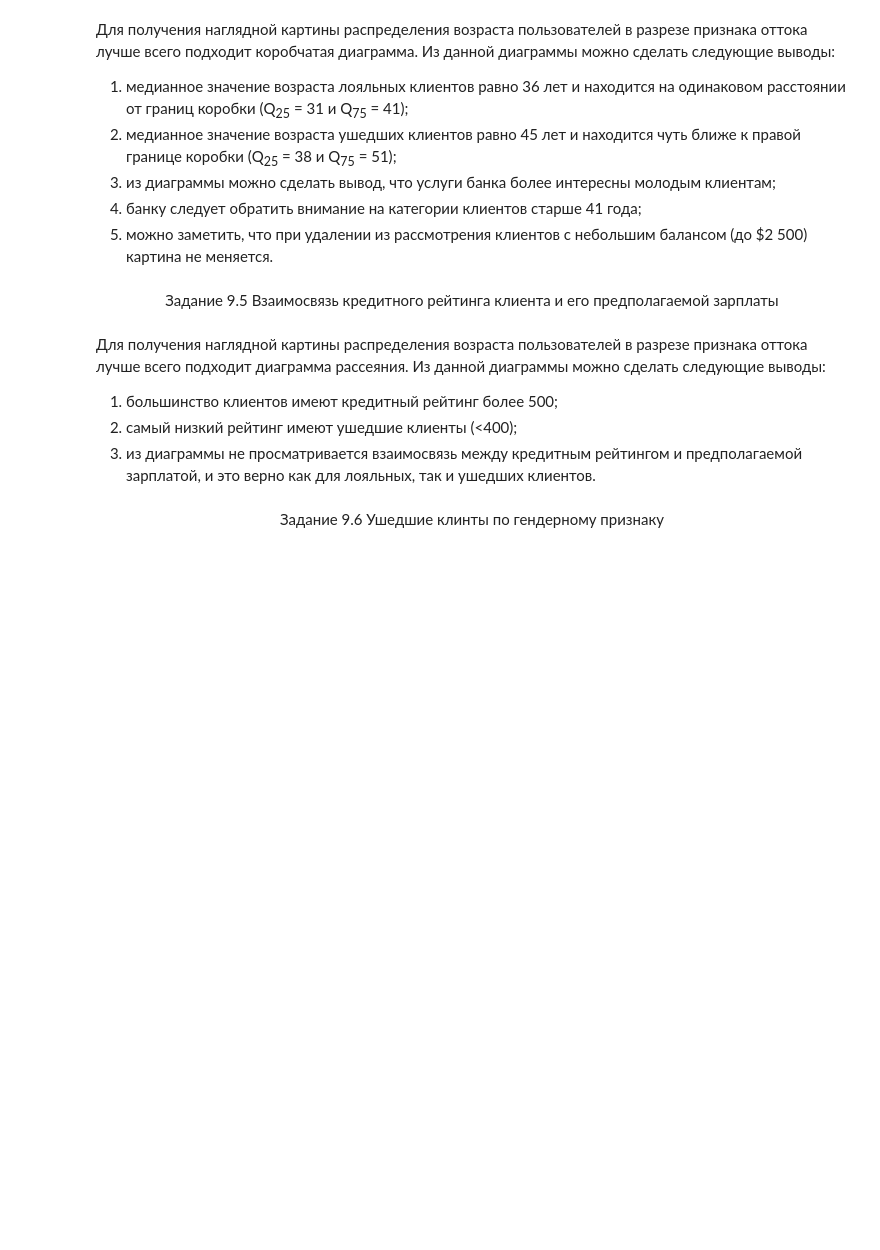
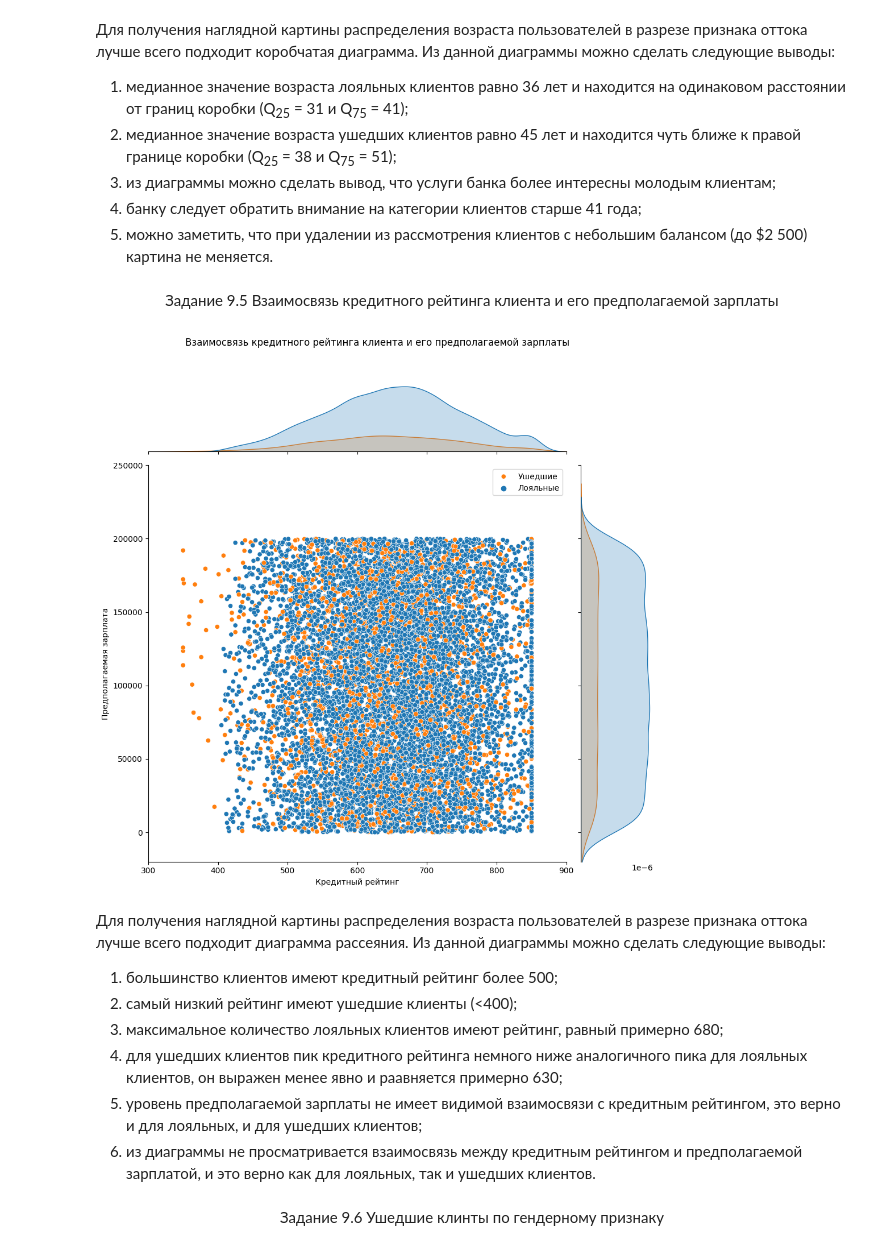
Before and after one commit to ivalentine33/Python-13, a Jupyter notebook: python13_9.ipynb, the cells around one changed output. Cells and saved outputs as stored; diff of their text form; code cells hidden in the pictures; blank space fills up the shorter version.

```diff
--- a/python13_9.ipynb
+++ b/python13_9.ipynb
@@ -122,9 +108,32 @@ fig.show()
+# %%
+churn_group_1 = churn_data.copy() # создание копии данных
+
+fig = sns.jointplot(
+    data=churn_group_1,
+    x='CreditScore',
+    y='EstimatedSalary',
+    xlim=(300,900),
+    ylim=(-20000,250000),
+    hue='Exited',
+    height=10
+)
+fig.ax_joint.legend(['Ушедшие','Лояльные'])
+fig.ax_joint.set_xlabel('Кредитный рейтинг')
+fig.ax_joint.set_ylabel('Предполагаемая зарплата')
+fig.fig.suptitle('Взаимосвязь кредитного рейтинга клиента и его предполагаемой зарплаты')
+plt.subplots_adjust(top=0.9)
+plt.show()
+# %% [output]
+[figure, added]
 # %% [markdown]
 Для получения наглядной картины распределения возраста пользователей в разрезе признака оттока лучше всего подходит диаграмма рассеяния.
 Из данной диаграммы можно сделать следующие выводы:
 1. большинство клиентов имеют кредитный рейтинг более 500;
 2. самый низкий рейтинг имеют ушедшие клиенты (<400);
-3. из диаграммы не просматривается взаимосвязь между кредитным рейтингом и предполагаемой зарплатой, и это верно как для лояльных, так и ушедших клиентов.
+3. максимальное количество лояльных клиентов имеют рейтинг, равный примерно 680;
+4. для ушедших клиентов пик кредитного рейтинга немного ниже аналогичного пика для лояльных клиентов, он выражен менее явно и раавняется примерно 630;
+5. уровень предполагаемой зарплаты не имеет видимой взаимосвязи с кредитным рейтингом, это верно и для лояльных, и для ушедших клиентов;
+6. из диаграммы не просматривается взаимосвязь между кредитным рейтингом и предполагаемой зарплатой, и это верно как для лояльных, так и ушедших клиентов.
 # %% [markdown]
 <center>Задание 9.6 Ушедшие клинты по гендерному признаку</center>
 # %%
```
Also changed, not shown: parts of 12 cells of this notebook.
